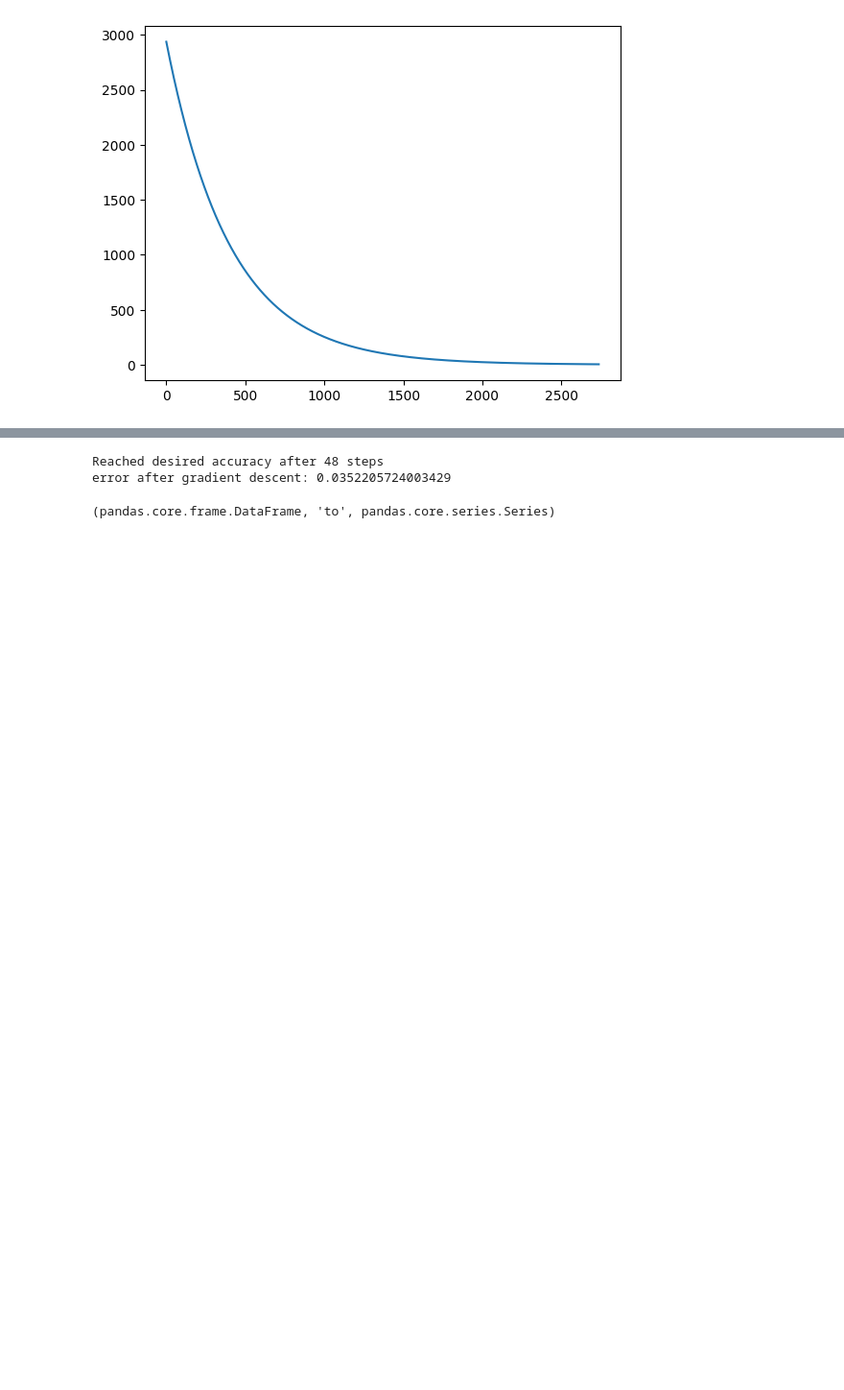
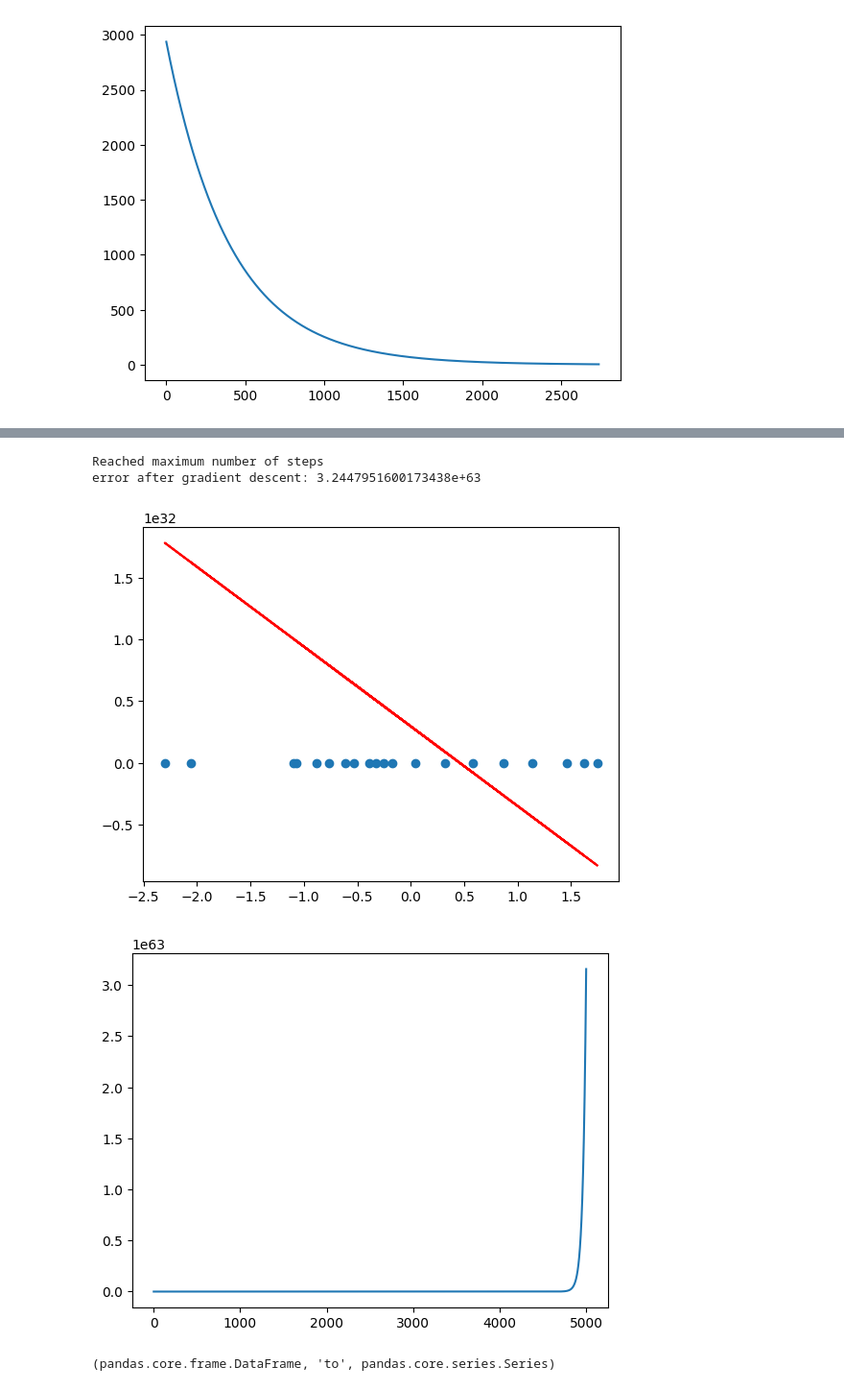
Before and after one commit to Aoladiy/pythonProject, a Jupyter notebook: my_2_course/ipynb/lab3.ipynb, the cells around one changed output, grey strips where cells are left out. Shown at 96% size. Cells and saved outputs as stored; diff of their text form; code cells hidden in the pictures; blank space fills up the shorter version.

```diff
--- a/my_2_course/ipynb/lab3.ipynb
+++ b/my_2_course/ipynb/lab3.ipynb
@@ -101,11 +114,15 @@ error after gradient descent: 4.4961047667431675
 # %%
 # Задание 2
-steps, errors = hyp.fit(x, y, alpha=0.1)
+steps, errors = hyp.fit(x, y, alpha=1.5625)
 J = hyp.error(x, y)
 print("error after gradient descent:", J)
+hyp.plot(x, y)
+hyp.plot_learning_curves()
 # %% [output]
-Reached desired accuracy after 48 steps
-error after gradient descent: 0.0352205724003429
+Reached maximum number of steps
+error after gradient descent: 3.2447951600173438e+63
+[figure, added]
+[figure, added]
 # %%
 # Задание 3
 x1 = pd.read_csv('https://raw.githubusercontent.com/koroteevmv/ML_course/main/ML1.1_sgd/data/x.csv', index_col=0)
```
Also changed, not shown: parts of 6 cells of this notebook, 1 other file.
